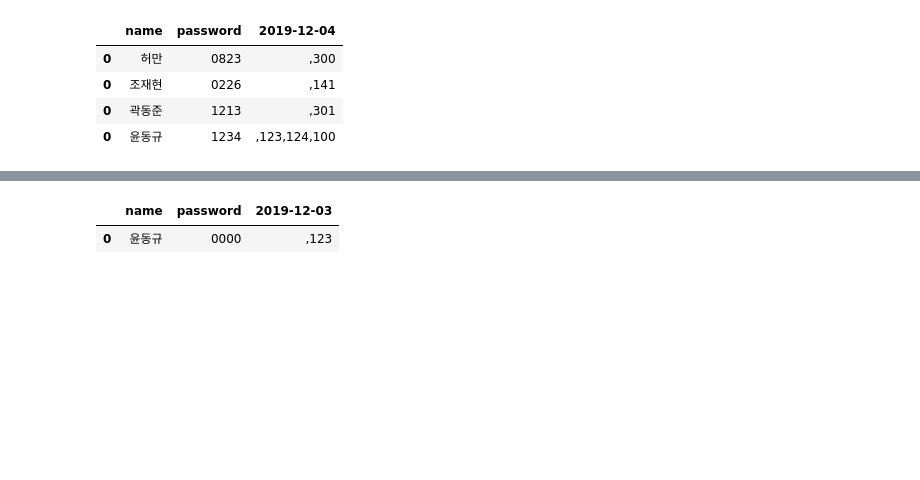
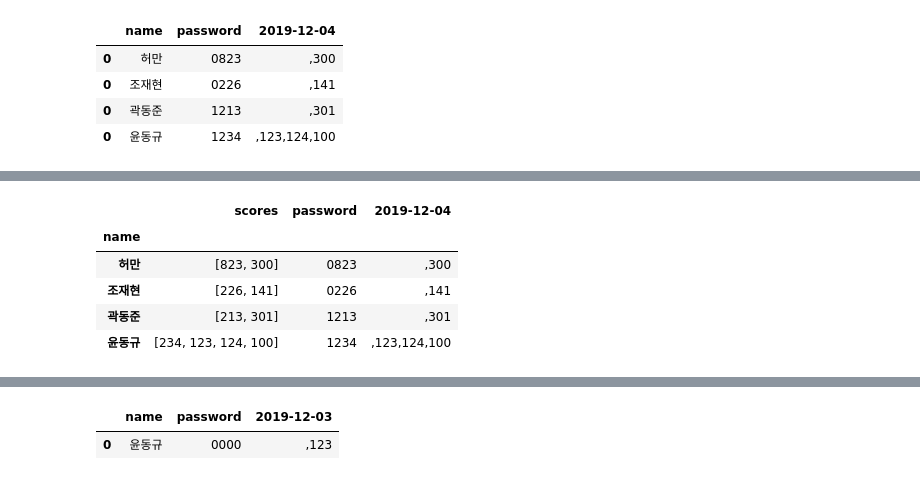
Before and after one commit to yundk7/Bowling_Team_Heroku, a Jupyter notebook: pet_pals/Untitled1.ipynb, the cells around one changed output, grey strips where cells are left out. Drawn from its saved outputs; the diff is of its cells as text; code cells hidden in the pictures; blank space fills up the shorter version.

```diff
--- a/pet_pals/Untitled1.ipynb
+++ b/pet_pals/Untitled1.ipynb
@@ -74,0 +83,4 @@ df
+# %%
+df.drop(columns=["scores"],inplace =True)
+# %%
+df.set_index("name",inplace = True)
@@ -74,0 +91,9 @@ df
+# %%
+df
+# %% [output]
+|  | scores | password | 2019-12-04 |
+| name |  |  |  |
+| 허만 | [823, 300] | 0823 | ,300 |
+| 조재현 | [226, 141] | 0226 | ,141 |
+| 곽동준 | [213, 301] | 1213 | ,301 |
+| 윤동규 | [234, 123, 124, 100] | 1234 | ,123,124,100 |
```
Also changed, not shown: parts of 6 cells of this notebook, 1 other file.
